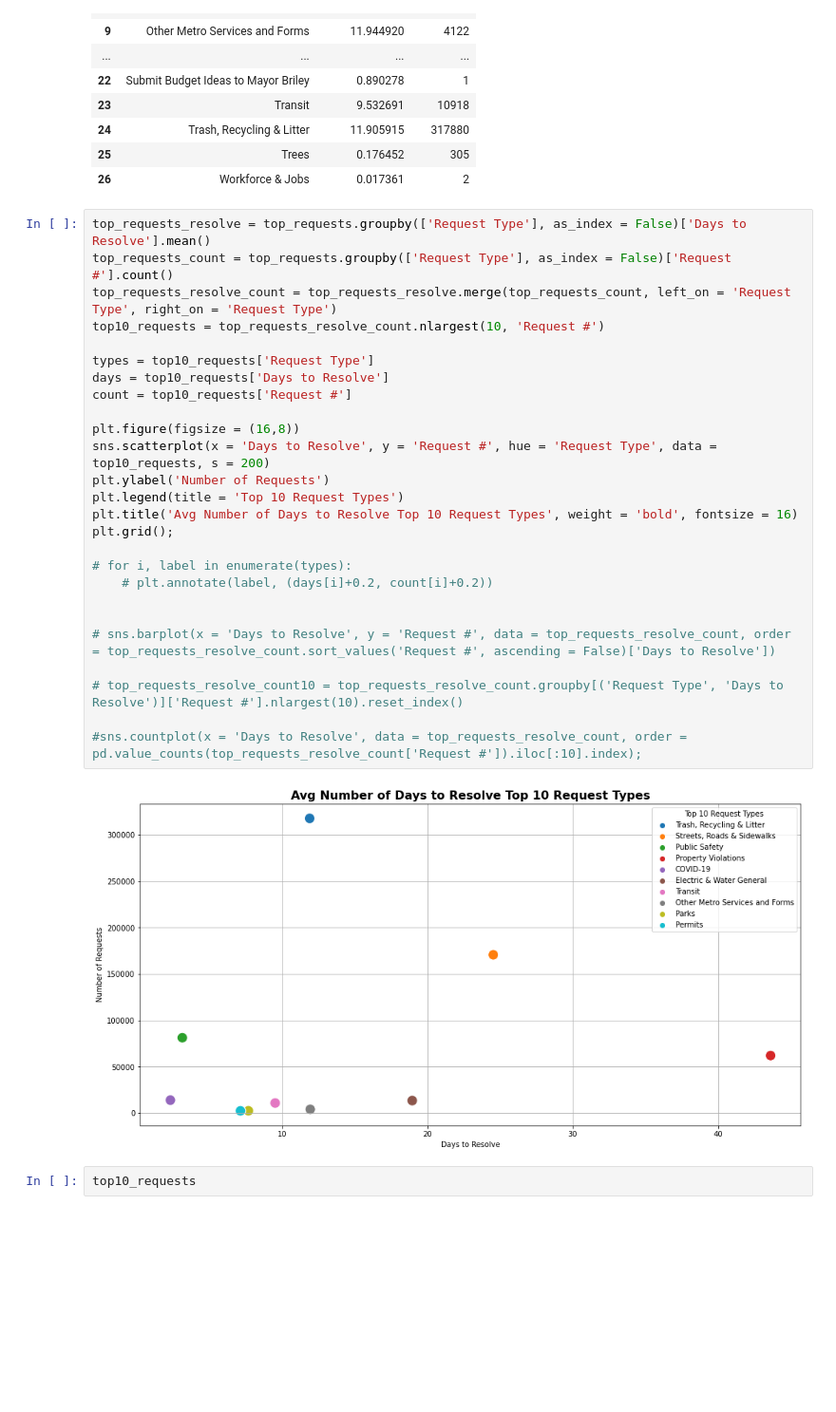
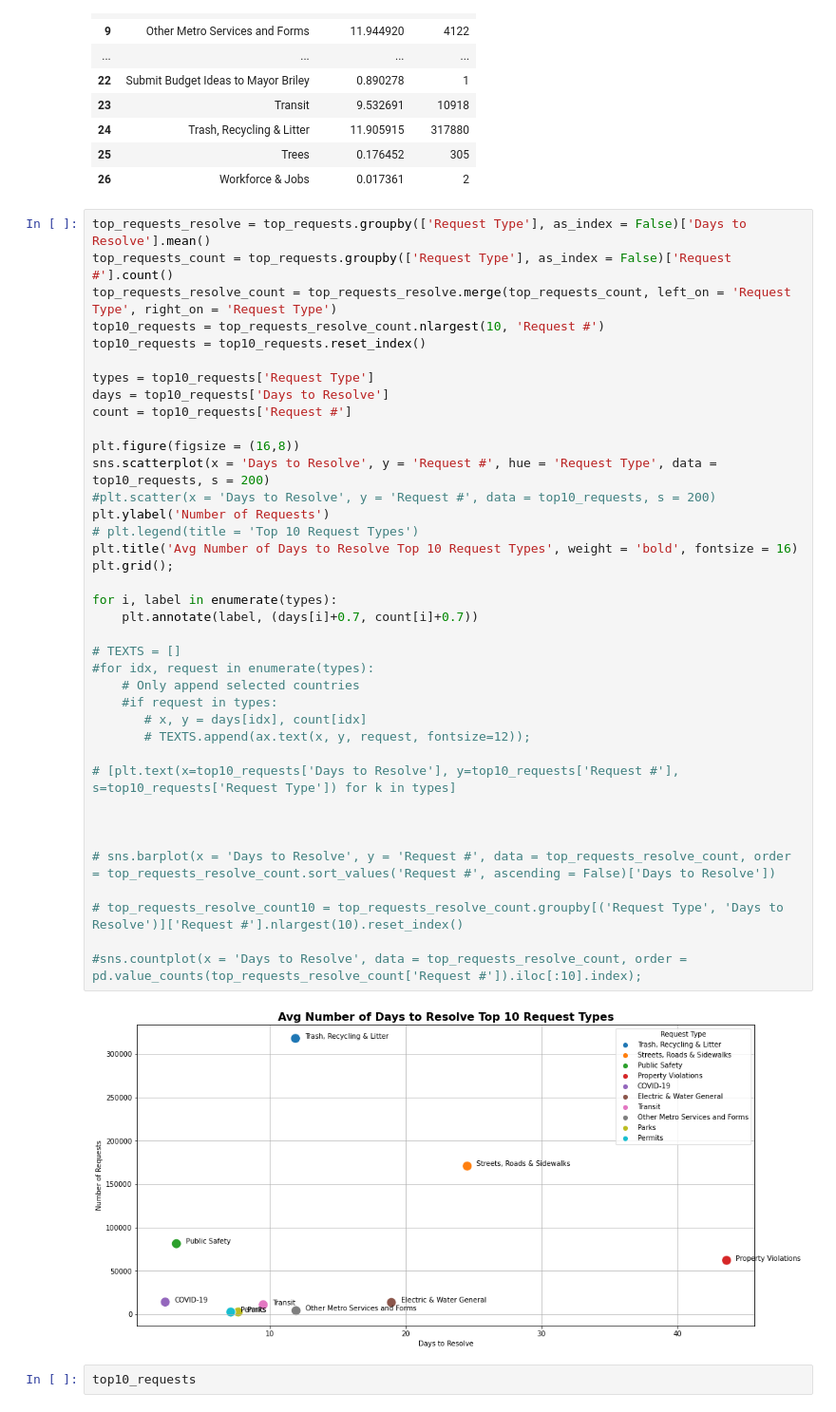
Before and after one commit to PrestonSpencer/Capstone-Nashville-Software-School-Nashville-311-Analysis, a Jupyter notebook: notebooks/visuals_and_analysis.ipynb, the cells around one changed output. Shown at 95% size. Cells and saved outputs as stored; diff of their text form; blank space fills up the shorter version.

```diff
--- a/notebooks/visuals_and_analysis.ipynb
+++ b/notebooks/visuals_and_analysis.ipynb
@@ -284,31 +284,43 @@ main_df.groupby(['Request Type'], as_index = False).agg({'Days to Resolve':['mea
 # %%
 top_requests_resolve = top_requests.groupby(['Request Type'], as_index = False)['Days to Resolve'].mean()
 top_requests_count = top_requests.groupby(['Request Type'], as_index = False)['Request #'].count()
 top_requests_resolve_count = top_requests_resolve.merge(top_requests_count, left_on = 'Request Type', right_on = 'Request Type')
 top10_requests = top_requests_resolve_count.nlargest(10, 'Request #')
+top10_requests = top10_requests.reset_index()
 
 types = top10_requests['Request Type']
 days = top10_requests['Days to Resolve']
 count = top10_requests['Request #']
 
 plt.figure(figsize = (16,8))
 sns.scatterplot(x = 'Days to Resolve', y = 'Request #', hue = 'Request Type', data = top10_requests, s = 200)
+#plt.scatter(x = 'Days to Resolve', y = 'Request #', data = top10_requests, s = 200)
 plt.ylabel('Number of Requests')
-plt.legend(title = 'Top 10 Request Types')
+# plt.legend(title = 'Top 10 Request Types')
 plt.title('Avg Number of Days to Resolve Top 10 Request Types', weight = 'bold', fontsize = 16)
 plt.grid();
 
-# for i, label in enumerate(types):
-    # plt.annotate(label, (days[i]+0.2, count[i]+0.2))
+for i, label in enumerate(types):
+    plt.annotate(label, (days[i]+0.7, count[i]+0.7))
+
+# TEXTS = []
+#for idx, request in enumerate(types):
+    # Only append selected countries
+    #if request in types:
+       # x, y = days[idx], count[idx]
+       # TEXTS.append(ax.text(x, y, request, fontsize=12));
+
+# [plt.text(x=top10_requests['Days to Resolve'], y=top10_requests['Request #'], s=top10_requests['Request Type']) for k in types]
+
 
 
 # sns.barplot(x = 'Days to Resolve', y = 'Request #', data = top_requests_resolve_count, order = top_requests_resolve_count.sort_values('Request #', ascending = False)['Days to Resolve'])
 
 # top_requests_resolve_count10 = top_requests_resolve_count.groupby[('Request Type', 'Days to Resolve')]['Request #'].nlargest(10).reset_index()
 
 #sns.countplot(x = 'Days to Resolve', data = top_requests_resolve_count, order = pd.value_counts(top_requests_resolve_count['Request #']).iloc[:10].index);
 # %% [output]
-[figure, old version]
+[figure, new version]
 # %%
 top10_requests
 # %% [output]
```
Also changed, not shown: parts of 32 cells of this notebook, 6 other files.
